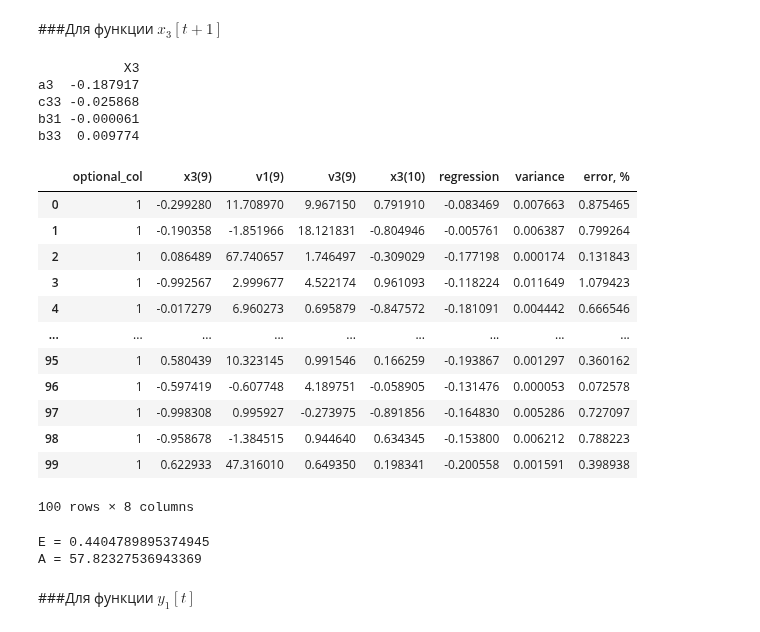
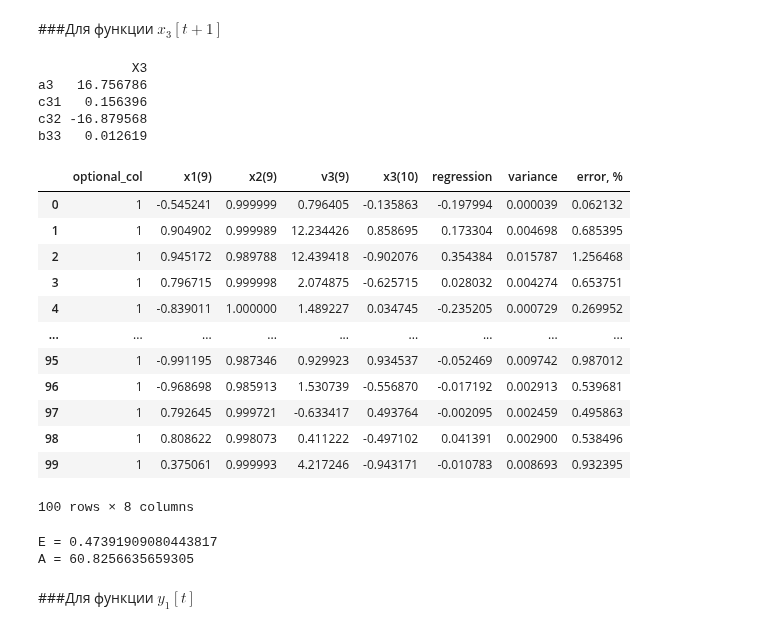
Before and after one commit to Viktory4121/MORD, a Jupyter notebook: ДОМ.ipynb, the cells around one changed output. Cells and saved outputs as stored; diff of their text form; code cells hidden in the pictures.

```diff
--- a/ДОМ.ipynb
+++ b/ДОМ.ipynb
@@ -53,7 +53,7 @@ def x2(x, v):
   return math.cos(v[1]**3)
 
 def x3(x, v):
-  return math.sin(math.tan(x[0] / x[2]) - 3**(v[2]))
+  return math.sin(math.tan(x[0] / x[1]) - 3**(v[2]))
 
 def v1(x, v):
   return (v[0] + math.tan(x[0])**2)
@@ -71,7 +71,7 @@ def y2(x, v):
   return math.sqrt(abs(math.sin(v[1])))
 
 def y3(x, v):
-  return v[2] * x[0] / (x[2] + 0.1)
+  return v[2] * x[0] / (x[1] + 0.1)
 
 functions = [x1, x2, x3, v1, v2, v3, y1, y2, y3]
 # %%
@@ -312,35 +310,35 @@ A = 0.40915767463109476
 # %% [markdown]
 ###Для функции $x_3[t+1]$
 # %%
-#x3, v1, v3
-X3_linear, X3_linearTable = buildLinearRegretion(model_9, model_10, ['x3(9)', 'v1(9)', 'v3(9)', 'x3(10)'])
-print(pd.DataFrame(X3_linear, columns=['X3'], index=['a3', 'c33', 'b31', 'b33']))
+#x1, x2, v3+
+X3_linear, X3_linearTable = buildLinearRegretion(model_9, model_10, ['x1(9)', 'x2(9)', 'v3(9)', 'x3(10)'])
+print(pd.DataFrame(X3_linear, columns=['X3'], index=['a3', 'c31', 'c32', 'b33']))
 X3_linearTable
 # %% [output]
-           X3
-a3  -0.187917
-c33 -0.025868
-b31 -0.000061
-b33  0.009774
+            X3
+a3   16.756786
+c31   0.156396
+c32 -16.879568
+b33   0.012619
-|  | optional_col | x3(9) | v1(9) | v3(9) | x3(10) | regression | variance | error, % |
-| 0 | 1 | -0.299280 | 11.708970 | 9.967150 | 0.791910 | -0.083469 | 0.007663 | 0.875465 |
-| 1 | 1 | -0.190358 | -1.851966 | 18.121831 | -0.804946 | -0.005761 | 0.006387 | 0.799264 |
-| 2 | 1 | 0.086489 | 67.740657 | 1.746497 | -0.309029 | -0.177198 | 0.000174 | 0.131843 |
-| 3 | 1 | -0.992567 | 2.999677 | 4.522174 | 0.961093 | -0.118224 | 0.011649 | 1.079423 |
-| 4 | 1 | -0.017279 | 6.960273 | 0.695879 | -0.847572 | -0.181091 | 0.004442 | 0.666546 |
+|  | optional_col | x1(9) | x2(9) | v3(9) | x3(10) | regression | variance | error, % |
+| 0 | 1 | -0.545241 | 0.999999 | 0.796405 | -0.135863 | -0.197994 | 0.000039 | 0.062132 |
+| 1 | 1 | 0.904902 | 0.999989 | 12.234426 | 0.858695 | 0.173304 | 0.004698 | 0.685395 |
+| 2 | 1 | 0.945172 | 0.989788 | 12.439418 | -0.902076 | 0.354384 | 0.015787 | 1.256468 |
+| 3 | 1 | 0.796715 | 0.999998 | 2.074875 | -0.625715 | 0.028032 | 0.004274 | 0.653751 |
+| 4 | 1 | -0.839011 | 1.000000 | 1.489227 | 0.034745 | -0.235205 | 0.000729 | 0.269952 |
 | ... | ... | ... | ... | ... | ... | ... | ... | ... |
-| 95 | 1 | 0.580439 | 10.323145 | 0.991546 | 0.166259 | -0.193867 | 0.001297 | 0.360162 |
-| 96 | 1 | -0.597419 | -0.607748 | 4.189751 | -0.058905 | -0.131476 | 0.000053 | 0.072578 |
-| 97 | 1 | -0.998308 | 0.995927 | -0.273975 | -0.891856 | -0.164830 | 0.005286 | 0.727097 |
-| 98 | 1 | -0.958678 | -1.384515 | 0.944640 | 0.634345 | -0.153800 | 0.006212 | 0.788223 |
-| 99 | 1 | 0.622933 | 47.316010 | 0.649350 | 0.198341 | -0.200558 | 0.001591 | 0.398938 |
+| 95 | 1 | -0.991195 | 0.987346 | 0.929923 | 0.934537 | -0.052469 | 0.009742 | 0.987012 |
+| 96 | 1 | -0.968698 | 0.985913 | 1.530739 | -0.556870 | -0.017192 | 0.002913 | 0.539681 |
+| 97 | 1 | 0.792645 | 0.999721 | -0.633417 | 0.493764 | -0.002095 | 0.002459 | 0.495863 |
+| 98 | 1 | 0.808622 | 0.998073 | 0.411222 | -0.497102 | 0.041391 | 0.002900 | 0.538496 |
+| 99 | 1 | 0.375061 | 0.999993 | 4.217246 | -0.943171 | -0.010783 | 0.008693 | 0.932395 |
 100 rows × 8 columns
 # %%
 print("E = " + str(sum(X3_linearTable['variance'])))
 print("A = " + str(sum(X3_linearTable['error, %'])))
 # %% [output]
-E = 0.4404789895374945
-A = 57.82327536943369
+E = 0.47391909080443817
+A = 60.8256635659305
 # %% [markdown]
 ###Для функции $y_1[t]$
 # %%
```
Also changed, not shown: parts of 12 cells of this notebook.
